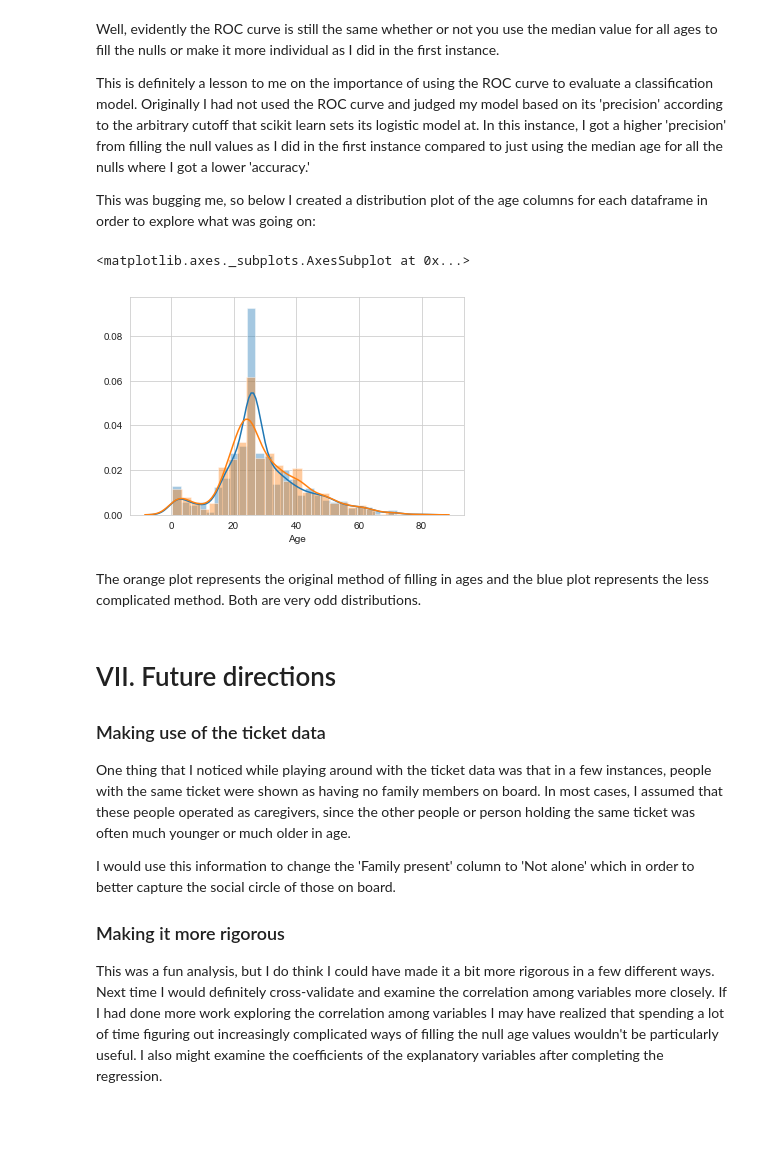
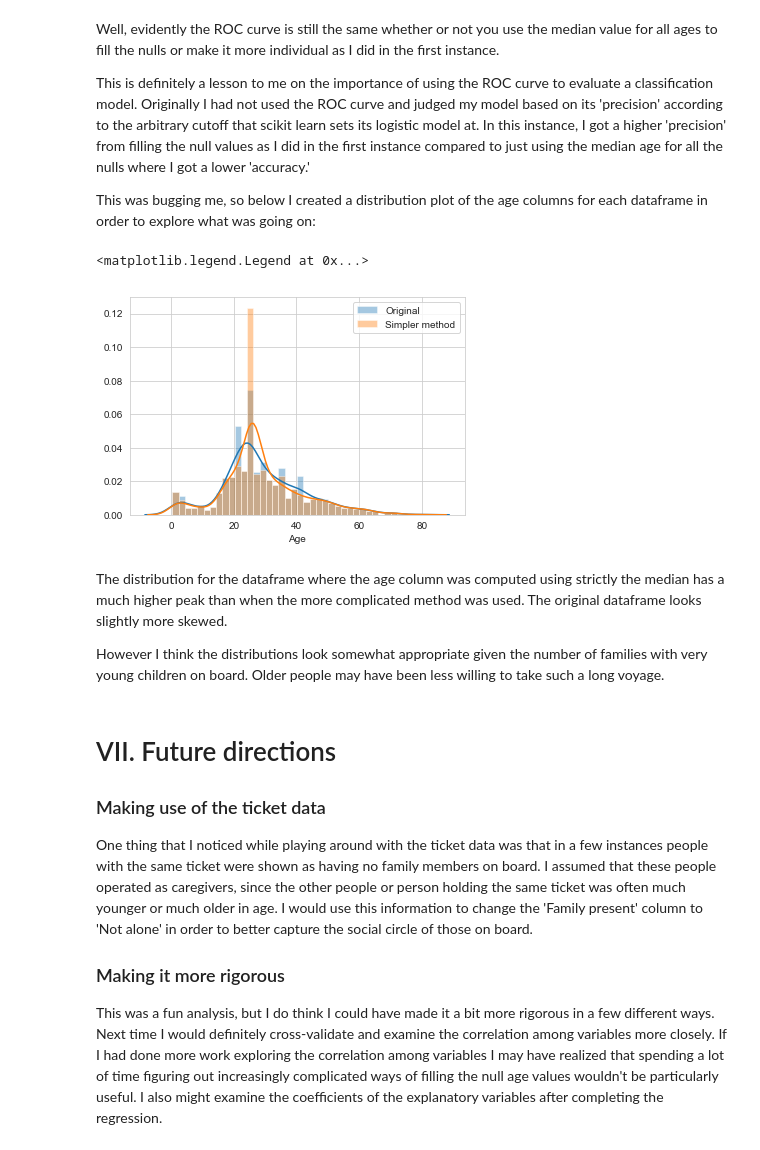
Before and after one commit to agrai1/Predicting-Survivors, a Jupyter notebook: Kaggle challenge - titanic - 9-6-18.ipynb, the cells around one changed output. Drawn from its saved outputs; the diff is of its cells as text; code cells hidden in the pictures; blank space fills up the shorter version.

```diff
--- a/Kaggle challenge - titanic - 9-6-18.ipynb
+++ b/Kaggle challenge - titanic - 9-6-18.ipynb
@@ -534,23 +535,23 @@ Well, evidently the ROC curve is still the same whether or not you use the media
 This is definitely a lesson to me on the importance of using the ROC curve to evaluate a classification model. Originally I had not used the ROC curve and judged my model based on its 'precision' according to the arbitrary cutoff that scikit learn sets its logistic model at. In this instance, I got a higher 'precision' from filling the null values as I did in the first instance compared to just using the median age for all the nulls where I got a lower 'accuracy.'
 
 This was bugging me, so below I created a distribution plot of the age columns for each dataframe in order to explore what was going on:
-# %%
-sns.distplot(df1['Age'])
-
-sns.distplot(df['Age'])
-# %% [output]
-<matplotlib.axes._subplots.AxesSubplot at 0x...>
-[figure, removed]
-# %% [markdown]
-The orange plot represents the original method of filling in ages and the blue plot represents the less complicated method. Both are very odd distributions.
+# %%
+sns.distplot(df['Age'], bins=40, label='Original')
+sns.distplot(df1['Age'], bins=40, label='Simpler method')
+plt.legend()
+# %% [output]
+<matplotlib.legend.Legend at 0x...>
+[figure, added]
+# %% [markdown]
+The distribution for the dataframe where the age column was computed using strictly the median has a much higher peak than when the more complicated method was used. The original dataframe looks slightly more skewed.
+
+However I think the distributions look somewhat appropriate given the number of families with very young children on board. Older people may have been less willing to take such a long voyage.
 # %% [markdown]
 # VII. Future directions
 
 ### Making use of the ticket data
 
-One thing that I noticed while playing around with the ticket data was that in a few instances, people with the same ticket were shown as having no family members on board. In most cases, I assumed that these people operated as caregivers, since the other people or person holding the same ticket was often much younger or much older in age.
-
-I would use this information to change the 'Family present' column to 'Not alone' which in order to better capture the social circle of those on board.
+One thing that I noticed while playing around with the ticket data was that in a few instances people with the same ticket were shown as having no family members on board. I assumed that these people operated as caregivers, since the other people or person holding the same ticket was often much younger or much older in age. I would use this information to change the 'Family present' column to 'Not alone' in order to better capture the social circle of those on board.
 
 ### Making it more rigorous
 
```
Also changed, not shown: parts of 8 cells of this notebook.
